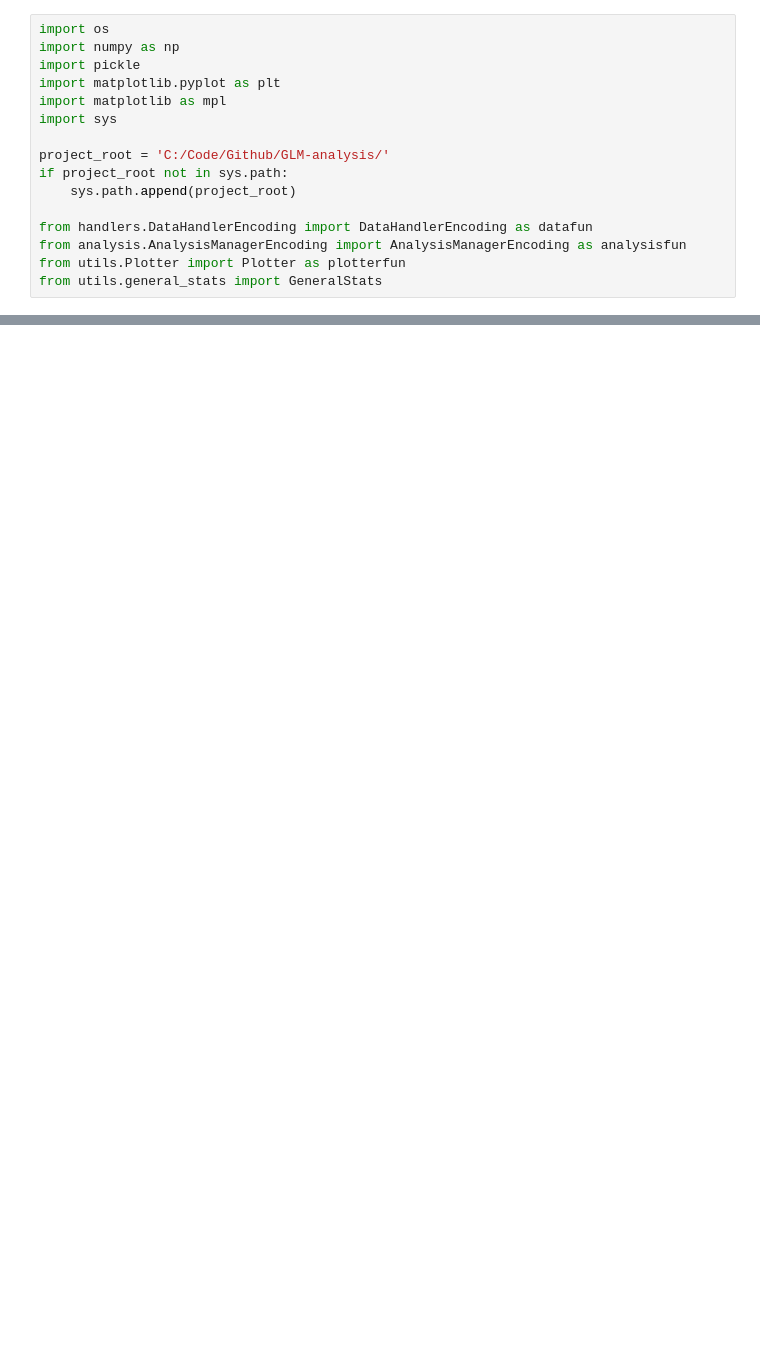
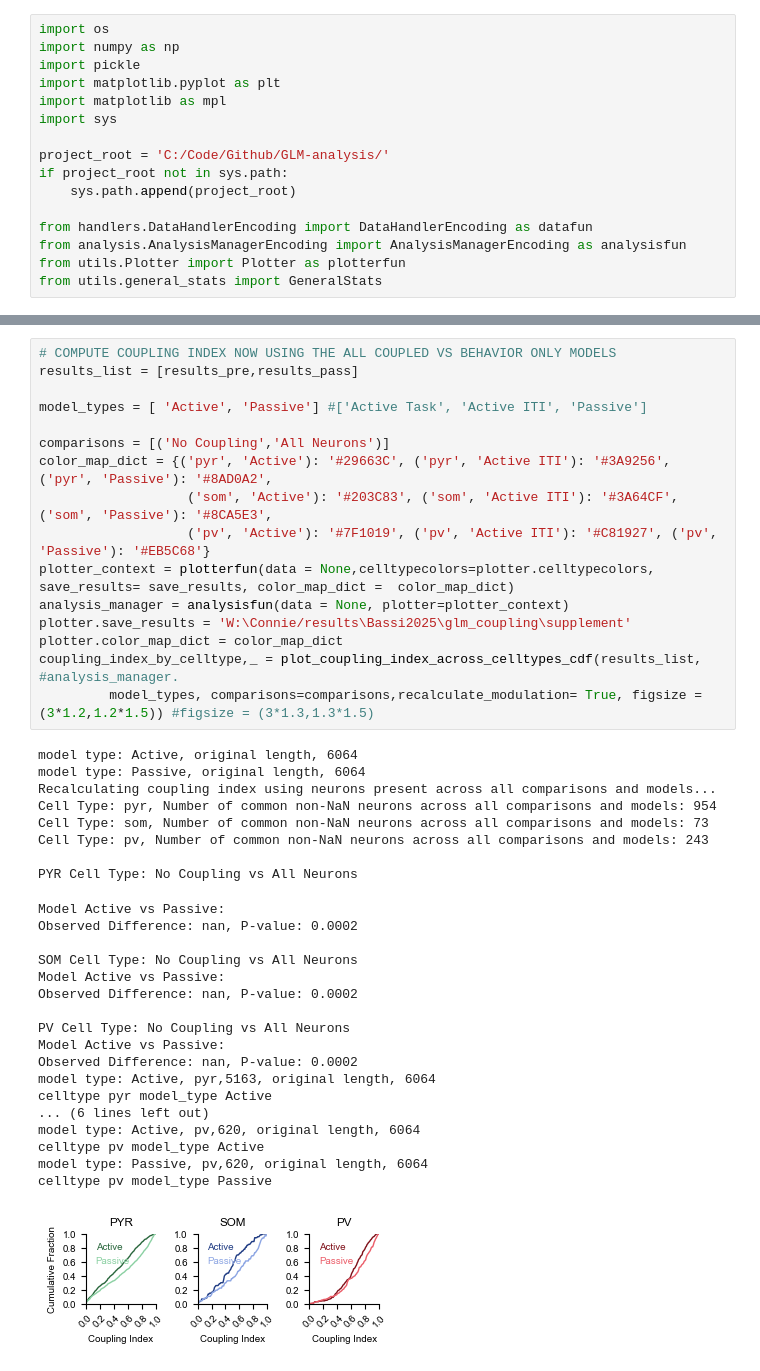
Before and after one commit to constanzabassi/GLM-analysis, a Jupyter notebook: notebooks/run_glm_encoding_analysis_all_neurons_coupling.ipynb, the cells around one changed output, grey strips where cells are left out. Drawn from its saved outputs; the diff is of its cells as text; blank space fills up the shorter version.

```diff
--- a/notebooks/run_glm_encoding_analysis_all_neurons_coupling.ipynb
+++ b/notebooks/run_glm_encoding_analysis_all_neurons_coupling.ipynb
@@ -353,0 +805,43 @@ opto    98    2    8    1
+# %%
+# COMPUTE COUPLING INDEX NOW USING THE ALL COUPLED VS BEHAVIOR ONLY MODELS
+results_list = [results_pre,results_pass]
+
+model_types = [ 'Active', 'Passive'] #['Active Task', 'Active ITI', 'Passive']
+
+comparisons = [('No Coupling','All Neurons')]
+color_map_dict = {('pyr', 'Active'): '#29663C', ('pyr', 'Active ITI'): '#3A9256', ('pyr', 'Passive'): '#8AD0A2',
+                   ('som', 'Active'): '#203C83', ('som', 'Active ITI'): '#3A64CF', ('som', 'Passive'): '#8CA5E3',
+                   ('pv', 'Active'): '#7F1019', ('pv', 'Active ITI'): '#C81927', ('pv', 'Passive'): '#EB5C68'}
+plotter_context = plotterfun(data = None,celltypecolors=plotter.celltypecolors, save_results= save_results, color_map_dict =  color_map_dict)
+analysis_manager = analysisfun(data = None, plotter=plotter_context)
+plotter.save_results = 'W:\Connie/results\Bassi2025\glm_coupling\supplement'
+plotter.color_map_dict = color_map_dict
+coupling_index_by_celltype,_ = plot_coupling_index_across_celltypes_cdf(results_list,  #analysis_manager.
+         model_types, comparisons=comparisons,recalculate_modulation= True, figsize = (3*1.2,1.2*1.5)) #figsize = (3*1.3,1.3*1.5)
+# %% [output]
+model type: Active, original length, 6064
+model type: Passive, original length, 6064
+Recalculating coupling index using neurons present across all comparisons and models...
+Cell Type: pyr, Number of common non-NaN neurons across all comparisons and models: 954
+Cell Type: som, Number of common non-NaN neurons across all comparisons and models: 73
+Cell Type: pv, Number of common non-NaN neurons across all comparisons and models: 243
+
+PYR Cell Type: No Coupling vs All Neurons
+Model Active vs Passive:
+Observed Difference: nan, P-value: 0.0002
+
+SOM Cell Type: No Coupling vs All Neurons
+Model Active vs Passive:
+Observed Difference: nan, P-value: 0.0002
+
+PV Cell Type: No Coupling vs All Neurons
+Model Active vs Passive:
+Observed Difference: nan, P-value: 0.0002
+model type: Active, pyr,5163, original length, 6064
+celltype pyr model_type Active
+... (6 lines left out)
+model type: Active, pv,620, original length, 6064
+celltype pv model_type Active
+model type: Passive, pv,620, original length, 6064
+celltype pv model_type Passive
+[figure, added]
```
Also changed, not shown: parts of 10 cells of this notebook, 1 other file.
